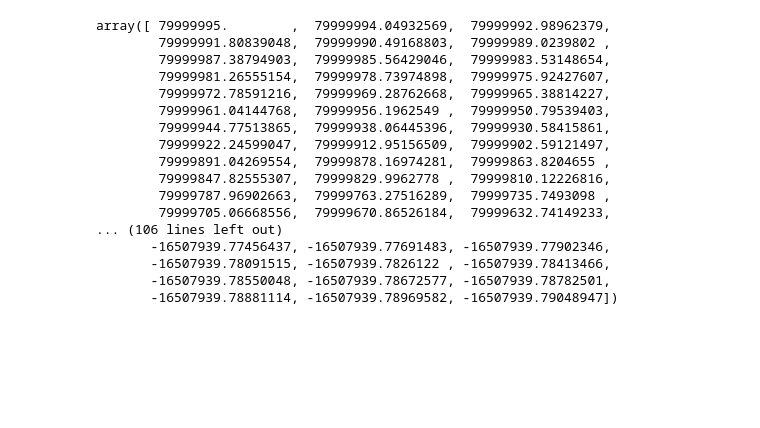
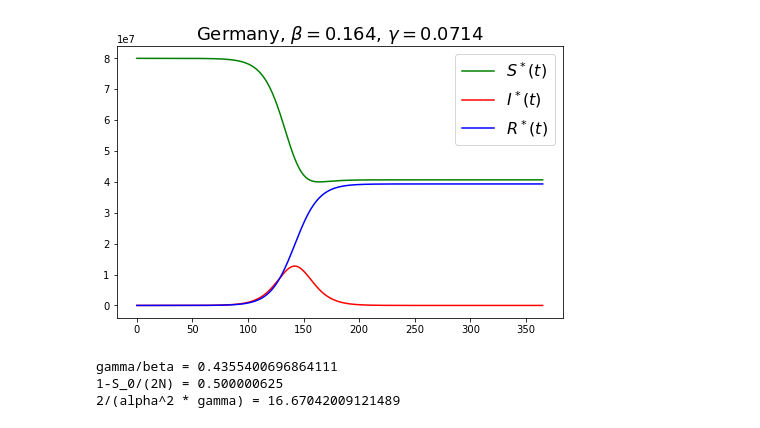
Before and after one commit to TiborCornelli/SIRmodel, a Jupyter notebook: approximation.ipynb, the cells around one changed output. Cells and saved outputs as stored; diff of their text form; code cells hidden in the pictures; blank space fills up the shorter version.

```diff
--- a/approximation.ipynb
+++ b/approximation.ipynb
@@ -21,15 +7,28 @@ t = np.arange(T + 1)
-# %%
-R = delta*(mu + alpha * tanh(alpha*gamma*t/2-phi))
-I = alpha**2 * delta/2 * (1-tanh(alpha*gamma*t/2-phi)**2)
-S = rho * (-alpha*tanh(alpha*gamma*t/2-phi)+1)
 # %%
+def SIR(beta, gamma, N, S_0, T, country, t_0 = 0):
+    rho = gamma/beta * N
+    mu = (S_0/rho - 1)
+    delta = (rho**2)/S_0
+    alpha = np.sqrt(mu**2 + 2*(N-S_0)/delta)
+    phi = arctanh(mu/alpha) + (alpha*gamma*t_0)/2
+    t = np.arange(T + 1)
+    R = delta*(mu + alpha * tanh(alpha*gamma*t/2-phi))
+    I = alpha**2 * delta/2 * (1-tanh(alpha*gamma*t/2-phi)**2)
+    S = N - I - R
+    #S = rho * (-alpha*tanh(alpha*gamma*t/2-phi)+1)
 
-fig, ax = plt.subplots(figsize = (8,5))
-ax.margins(0.05)
-ax.set_title(f"$\\beta = $ {str(round(beta,4))}, $\\gamma = $ {str(round(gamma,4))}", fontsize = 18)
-ax.plot(t,R, label="R(t)", color="blue",)
-ax.plot(t,I, label="I(t)", color="red",)
-ax.plot(t,S, label="S(t)", color="green",)
-plt.rc('legend',fontsize=16)
-ax.legend()
-plt.show()
+    fig, ax = plt.subplots(figsize = (8,5))
+    ax.margins(0.05)
+    ax.set_title(country + f", $\\beta = ${str(round(beta,4))}, $\\gamma = ${str(round(gamma,4))}", fontsize = 18)
+    ax.plot(t,S, label="$S^*(t)$", color="green",)
+    ax.plot(t,I, label="$I^*(t)$", color="red",)
+    ax.plot(t,R, label="$R^*(t)$", color="blue",)
+    plt.rc('legend',fontsize=16)
+    ax.legend()
+    plt.show()
+
+    # lim S(t) < 0, falls die folgende Bedingung gilt gamma/beta < 1 - S_0/2N
+    print("gamma/beta =", gamma/beta)
+    print("1-S_0/(2N) =", 1-S_0/(2*N))
+
+    print("2/(alpha^2 * gamma) =", 2/((alpha**2) * gamma))
@@ -38,20 +35,8 @@ plt.show()
-# %%
-S
-# %% [output]
-array([ 79999995.        ,  79999994.04932569,  79999992.98962379,
-        79999991.80839048,  79999990.49168803,  79999989.0239802 ,
-        79999987.38794903,  79999985.56429046,  79999983.53148654,
-        79999981.26555154,  79999978.73974898,  79999975.92427607,
-        79999972.78591216,  79999969.28762668,  79999965.38814227,
-        79999961.04144768,  79999956.1962549 ,  79999950.79539403,
-        79999944.77513865,  79999938.06445396,  79999930.58415861,
-        79999922.24599047,  79999912.95156509,  79999902.59121497,
-        79999891.04269554,  79999878.16974281,  79999863.8204655 ,
-        79999847.82555307,  79999829.9962778 ,  79999810.12226816,
-        79999787.96902663,  79999763.27516289,  79999735.7493098 ,
-        79999705.06668556,  79999670.86526184,  79999632.74149233,
-... (106 lines left out)
-       -16507939.77456437, -16507939.77691483, -16507939.77902346,
-       -16507939.78091515, -16507939.7826122 , -16507939.78413466,
-       -16507939.78550048, -16507939.78672577, -16507939.78782501,
-       -16507939.78881114, -16507939.78969582, -16507939.79048947])
+# %%
+N = 8 * 10**7
+SIR(beta=0.164, gamma=1/14,N = N, S_0=N-100,country="Germany", t_0=0, T = 365)
+# %% [output]
+[figure, added]
+gamma/beta = 0.4355400696864111
+1-S_0/(2N) = 0.500000625
+2/(alpha^2 * gamma) = 16.67042009121489
```
Also changed, not shown: parts of 2 cells of this notebook, 2 other files.
